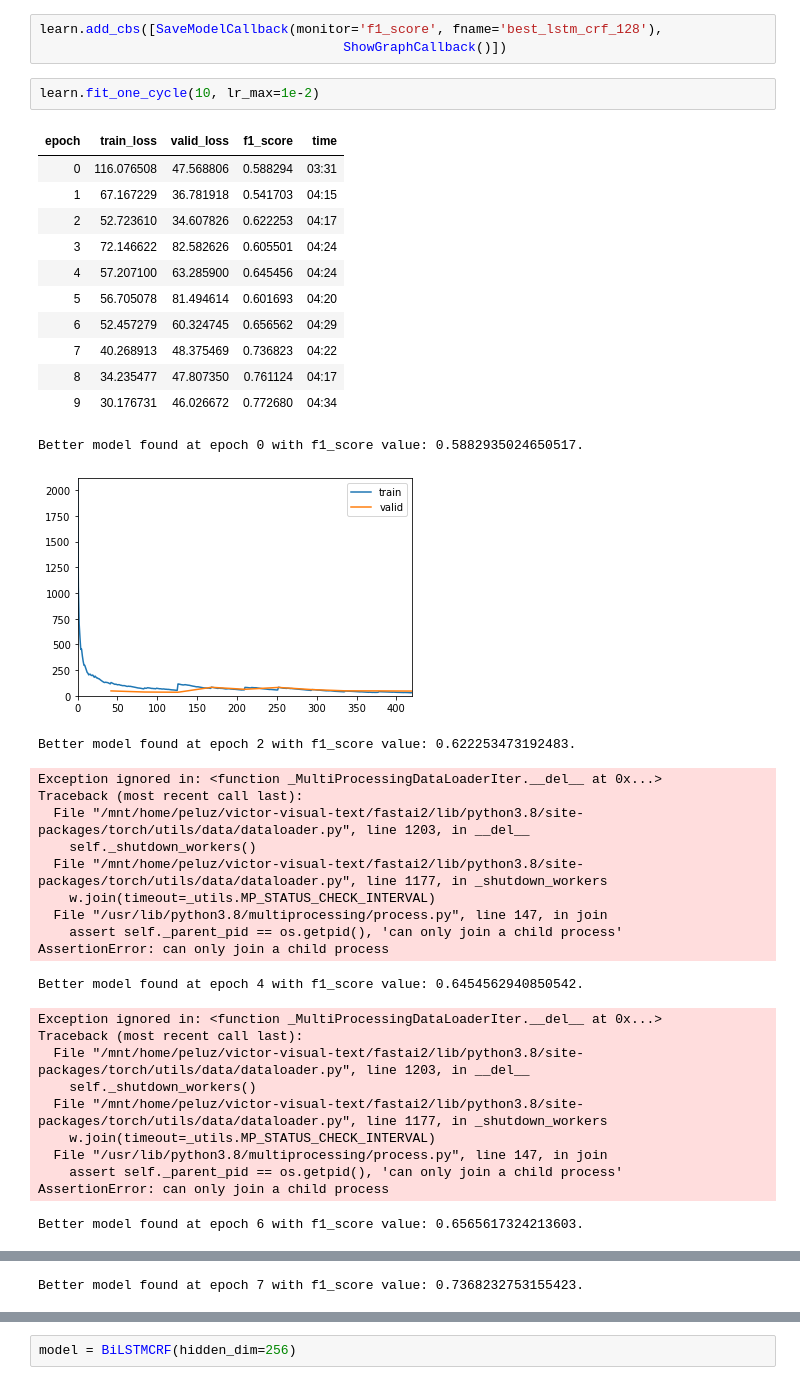
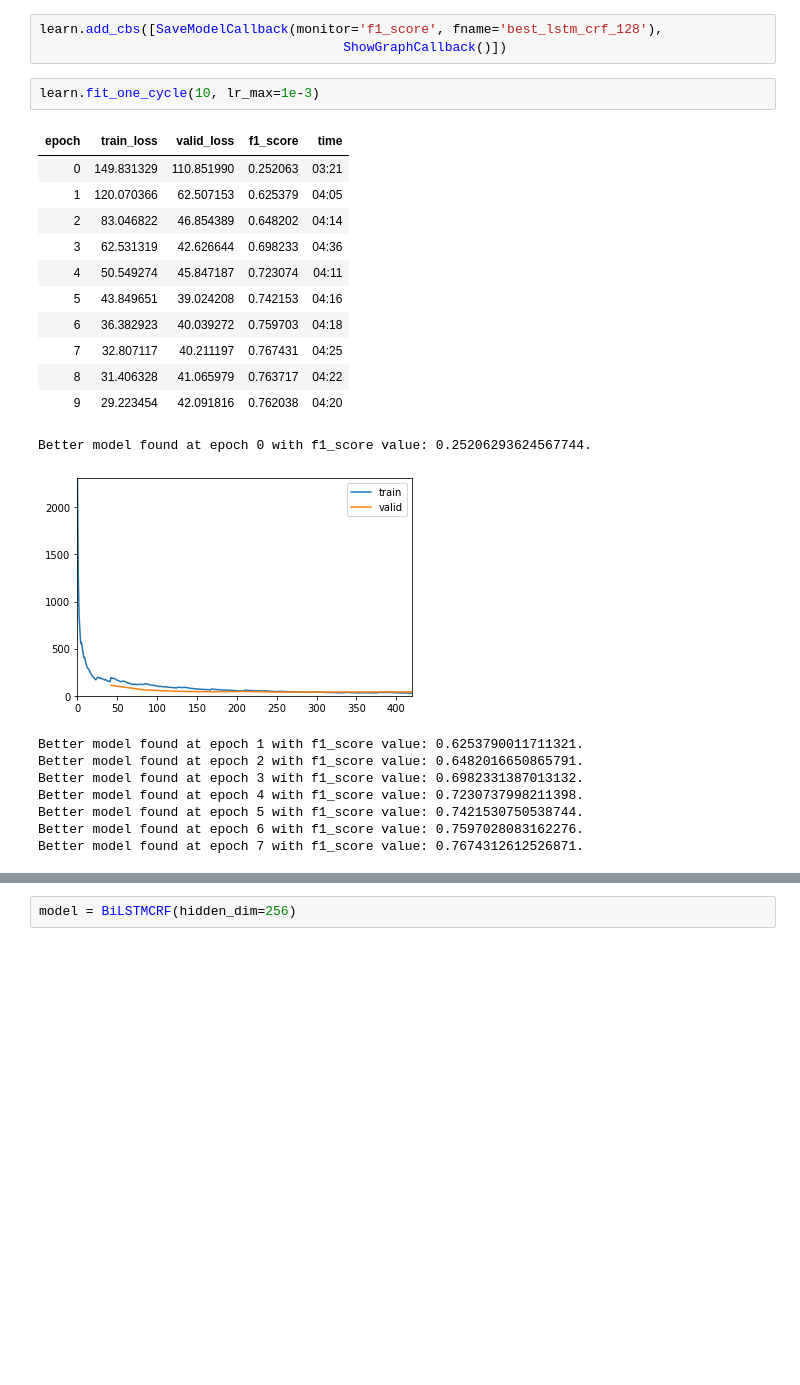
Before and after one commit to peluz/victor-visual-text, a Jupyter notebook: sequence_clf.ipynb, the cells around one changed output, grey strips where cells are left out. Cells and saved outputs as stored; diff of their text form; blank space fills up the shorter version.

```diff
--- a/sequence_clf.ipynb
+++ b/sequence_clf.ipynb
@@ -416,39 +440,25 @@ SuggestedLRs(lr_min=0.02089296132326126, lr_steep=6.309573450380412e-07)
 learn.add_cbs([SaveModelCallback(monitor='f1_score', fname='best_lstm_crf_128'),
                                        ShowGraphCallback()])
 # %%
-learn.fit_one_cycle(10, lr_max=1e-2)
+learn.fit_one_cycle(10, lr_max=1e-3)
 # %% [output]
 | epoch | train_loss | valid_loss | f1_score | time |
-| 0 | 116.076508 | 47.568806 | 0.588294 | 03:31 |
-| 1 | 67.167229 | 36.781918 | 0.541703 | 04:15 |
-| 2 | 52.723610 | 34.607826 | 0.622253 | 04:17 |
-| 3 | 72.146622 | 82.582626 | 0.605501 | 04:24 |
-| 4 | 57.207100 | 63.285900 | 0.645456 | 04:24 |
-| 5 | 56.705078 | 81.494614 | 0.601693 | 04:20 |
-| 6 | 52.457279 | 60.324745 | 0.656562 | 04:29 |
-| 7 | 40.268913 | 48.375469 | 0.736823 | 04:22 |
-| 8 | 34.235477 | 47.807350 | 0.761124 | 04:17 |
-| 9 | 30.176731 | 46.026672 | 0.772680 | 04:34 |
+| 0 | 149.831329 | 110.851990 | 0.252063 | 03:21 |
+| 1 | 120.070366 | 62.507153 | 0.625379 | 04:05 |
+| 2 | 83.046822 | 46.854389 | 0.648202 | 04:14 |
+| 3 | 62.531319 | 42.626644 | 0.698233 | 04:36 |
+| 4 | 50.549274 | 45.847187 | 0.723074 | 04:11 |
+| 5 | 43.849651 | 39.024208 | 0.742153 | 04:16 |
+| 6 | 36.382923 | 40.039272 | 0.759703 | 04:18 |
+| 7 | 32.807117 | 40.211197 | 0.767431 | 04:25 |
+| 8 | 31.406328 | 41.065979 | 0.763717 | 04:22 |
+| 9 | 29.223454 | 42.091816 | 0.762038 | 04:20 |
-Better model found at epoch 0 with f1_score value: 0.5882935024650517.
+Better model found at epoch 0 with f1_score value: 0.25206293624567744.
-[figure, old version]
+[figure, new version]
-Better model found at epoch 2 with f1_score value: 0.622253473192483.
+Better model found at epoch 1 with f1_score value: 0.6253790011711321.
+Better model found at epoch 2 with f1_score value: 0.6482016650865791.
+Better model found at epoch 3 with f1_score value: 0.6982331387013132.
+Better model found at epoch 4 with f1_score value: 0.7230737998211398.
+Better model found at epoch 5 with f1_score value: 0.7421530750538744.
+Better model found at epoch 6 with f1_score value: 0.7597028083162276.
+Better model found at epoch 7 with f1_score value: 0.7674312612526871.
-Exception ignored in: <function _MultiProcessingDataLoaderIter.__del__ at 0x...>
-Traceback (most recent call last):
-  File "/mnt/home/peluz/victor-visual-text/fastai2/lib/python3.8/site-packages/torch/utils/data/dataloader.py", line 1203, in __del__
-    self._shutdown_workers()
-  File "/mnt/home/peluz/victor-visual-text/fastai2/lib/python3.8/site-packages/torch/utils/data/dataloader.py", line 1177, in _shutdown_workers
-    w.join(timeout=_utils.MP_STATUS_CHECK_INTERVAL)
-  File "/usr/lib/python3.8/multiprocessing/process.py", line 147, in join
-    assert self._parent_pid == os.getpid(), 'can only join a child process'
-AssertionError: can only join a child process
-Better model found at epoch 4 with f1_score value: 0.6454562940850542.
-Exception ignored in: <function _MultiProcessingDataLoaderIter.__del__ at 0x...>
-Traceback (most recent call last):
-  File "/mnt/home/peluz/victor-visual-text/fastai2/lib/python3.8/site-packages/torch/utils/data/dataloader.py", line 1203, in __del__
-    self._shutdown_workers()
-  File "/mnt/home/peluz/victor-visual-text/fastai2/lib/python3.8/site-packages/torch/utils/data/dataloader.py", line 1177, in _shutdown_workers
-    w.join(timeout=_utils.MP_STATUS_CHECK_INTERVAL)
-  File "/usr/lib/python3.8/multiprocessing/process.py", line 147, in join
-    assert self._parent_pid == os.getpid(), 'can only join a child process'
-AssertionError: can only join a child process
-Better model found at epoch 6 with f1_score value: 0.6565617324213603.
@@ -464 +464,0 @@ AssertionError: can only join a child process
-Better model found at epoch 7 with f1_score value: 0.7368232753155423.
```
Also changed, not shown: parts of 25 cells of this notebook, 3 other files.
